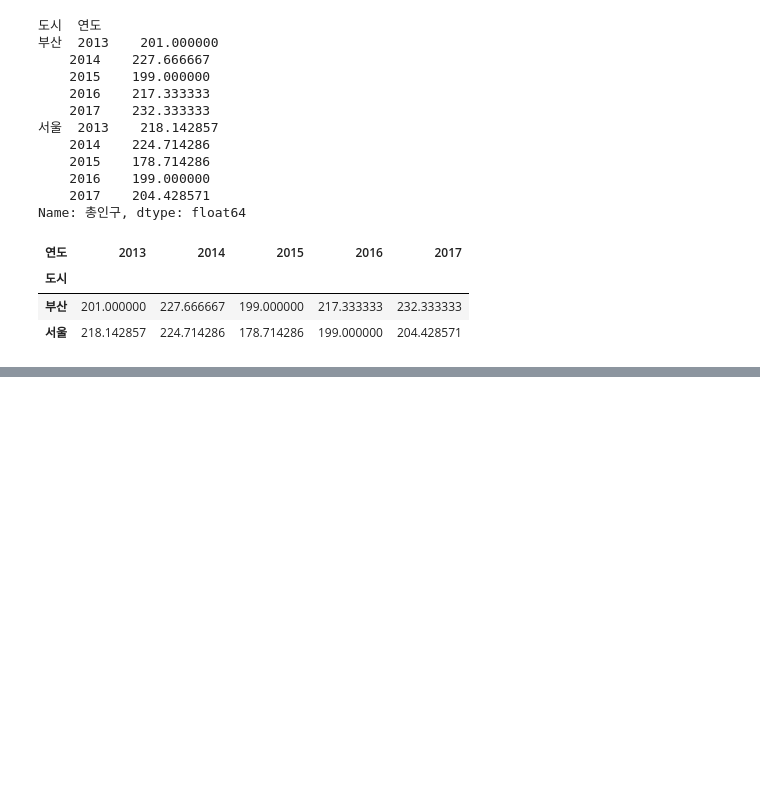
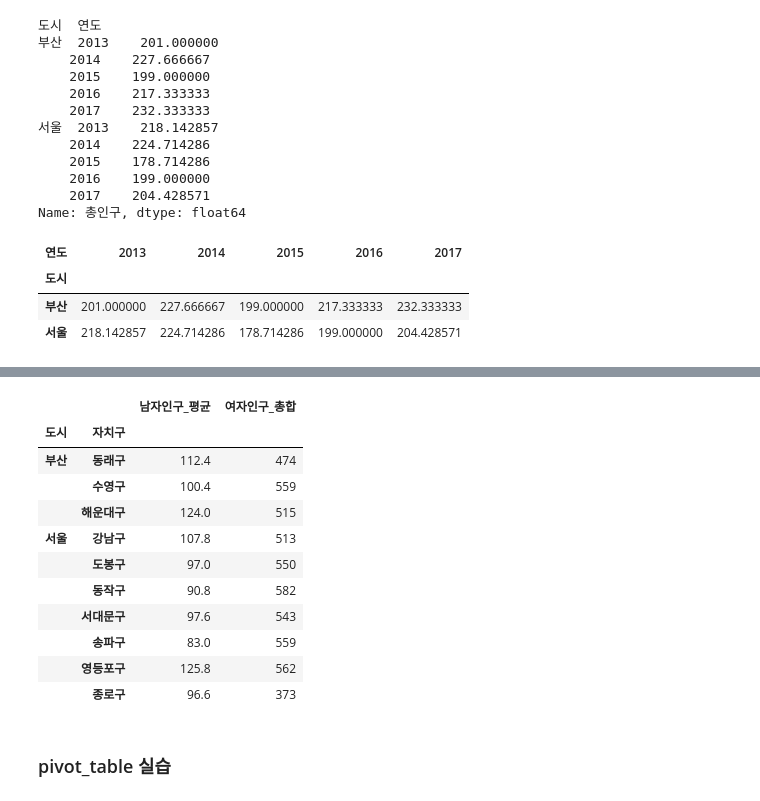
Before and after one commit to jjjjjjji-hun/python-basic, a Jupyter notebook: 팬더스/팬더스_data wrangling.ipynb, the cells around one changed output, grey strips where cells are left out. Saved outputs shown, nothing was run; the diff lists cells and outputs as text; code cells hidden in the pictures; blank space fills up the shorter version.

```diff
--- a/팬더스/팬더스_data wrangling.ipynb
+++ b/팬더스/팬더스_data wrangling.ipynb
@@ -1302,0 +1358,24 @@ data.groupby(['도시', '연도'])['총인구'].mean().unstack()
+# %%
+# 여러개의 집계함수를 서로 다른값에 사용하기
+# 도시별, 자치구별 남자인구의 평균, 여자인구의 합계
+# 로우 : 도시, 자치구
+# 값 : 남자인구, 여자인구
+# 집계함수는 딕셔너리 형식으로 {'컬럼명1':'사용할함수1', '컬럼명2':'사용할함수2'...}
+tmp = data.pivot_table(index=['도시', '자치구'], values=['남자인구', '여자인구'], aggfunc={'남자인구':'mean', '여자인구':'sum'})
+tmp.columns=['남자인구_평균', '여자인구_총합']
+tmp
+# %% [output]
+|  |  | 남자인구_평균 | 여자인구_총합 |
+| 도시 | 자치구 |  |  |
+| 부산 | 동래구 | 112.4 | 474 |
+|  | 수영구 | 100.4 | 559 |
+|  | 해운대구 | 124.0 | 515 |
+| 서울 | 강남구 | 107.8 | 513 |
+|  | 도봉구 | 97.0 | 550 |
+|  | 동작구 | 90.8 | 582 |
+|  | 서대문구 | 97.6 | 543 |
+|  | 송파구 | 83.0 | 559 |
+|  | 영등포구 | 125.8 | 562 |
+|  | 종로구 | 96.6 | 373 |
+# %% [markdown]
+### pivot_table 실습
```
Also changed, not shown: parts of 25 cells of this notebook, 3 other files.
